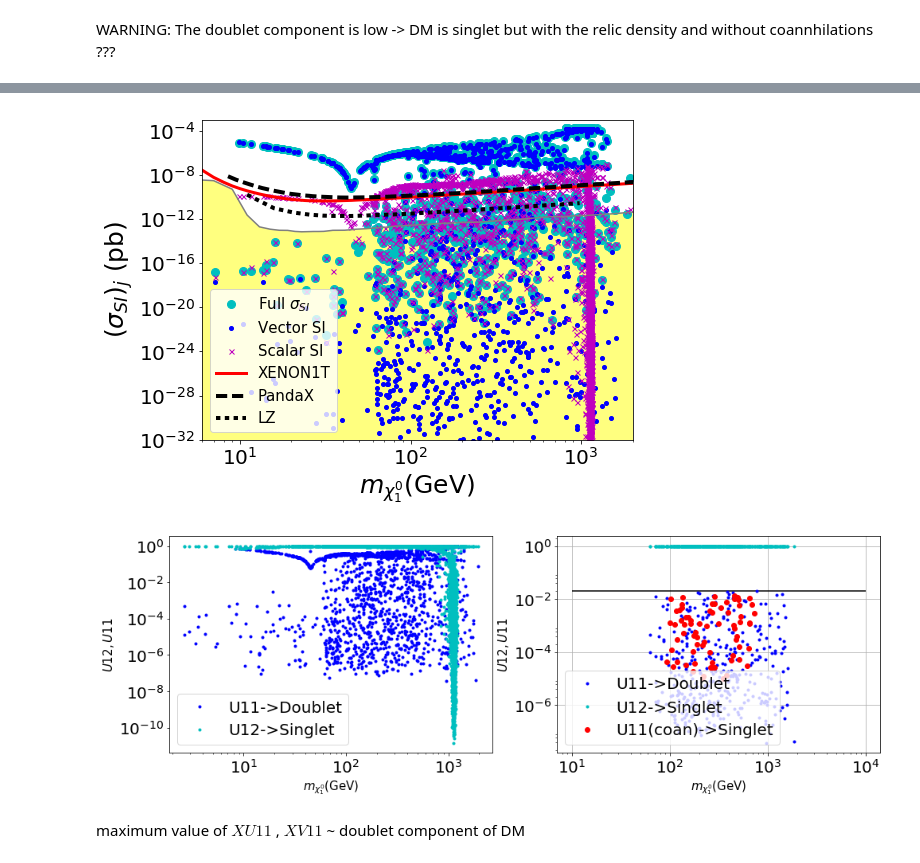
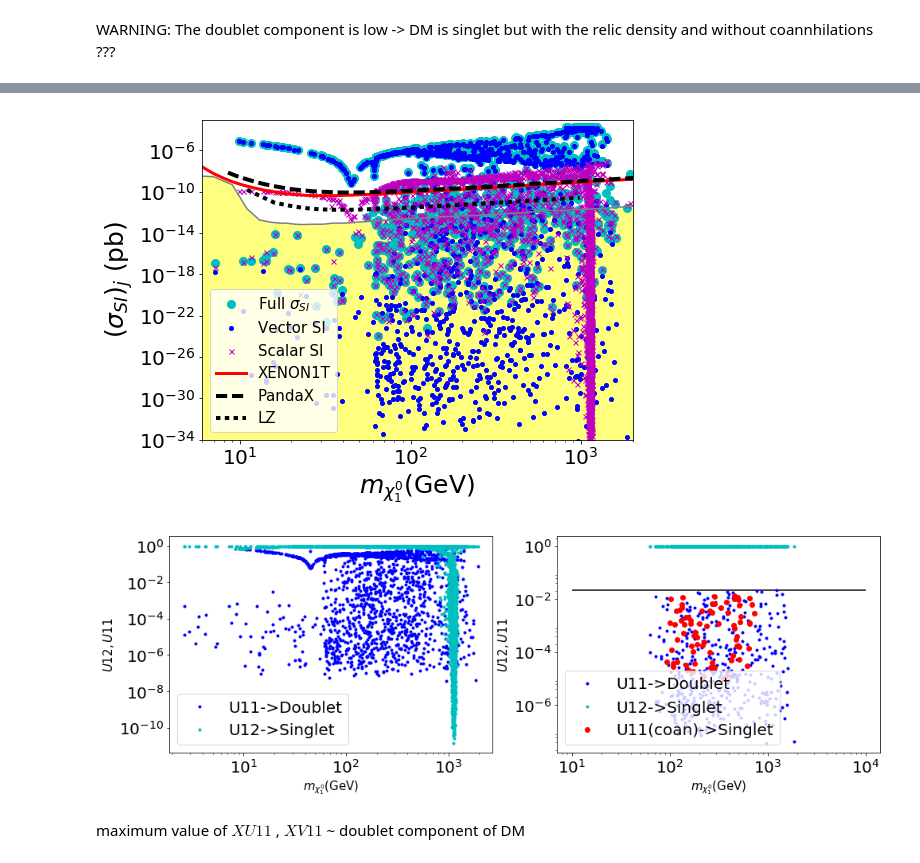
Before and after one commit to anferivera/SDdiracDM, a Jupyter notebook: run-model-general-scan.ipynb, the cells around one changed output, grey strips where cells are left out. Cells and saved outputs as stored; diff of their text form; code cells hidden in the pictures.

```diff
--- a/run-model-general-scan.ipynb
+++ b/run-model-general-scan.ipynb
@@ -907,35 +893,35 @@ plt.loglog(xDM.mChi1, xDM.PSI_scalar, 'mx',ms=5,label='Scalar SI')
 n=np.arange(1,9000)
 plt.loglog(n,XENON1T(n)*1e+36,'r-',lw=3,label='XENON1T')
 
 #plot pandaX data
 m=np.arange(8.5,10000)
 plt.loglog(m,pandaX(m)*1e+36,color='k',linestyle='dashed',lw=4,label='PandaX')
 
 #plt LZ
 n=np.linspace(11,980,200)
 plt.semilogy(n,LZSI(n)*1e+36,'k:',lw=4,label='LZ')
 
 #Neutrino coherent scattering
 n=np.arange(1,5.e+3,2)
 plt.loglog(n,NCS(n),color='grey',lw=1.5,label='')
 back=[]
 for i in range(0,len(n)):
     m = NCS(n[i])
     back.append(m)
 back=np.asarray(back)
 plt.fill_between(n,1.e-38,back,facecolor='yellow',alpha=0.5)
 
 plt.xlabel(r'$m_{\chi^0_1}$(GeV)',size=25)
 plt.ylabel(r'$(\sigma_{SI})_j$ (pb)',size=25)
 plt.legend(prop={'size':15},loc='best')
 plt.xlim(6,2.0e3)
-plt.ylim(1e-32,1e-3)
+plt.ylim(1e-34,1e-3)
 
 plt.tight_layout()
 plt.savefig('plots/SI.pdf')
 #plt.show()
 # %% [output]
-[figure, old version]
+[figure, new version]
 # %%
 plt.figure(figsize=(16,5))
 
@@ -954,11 +940,10 @@ plt.xlabel(r'$m_{\chi^0_1}$(GeV)',size=15)
 plt.ylabel(r'$U12,U11$',size=15)
 plt.hlines(DI.XU11.max(), 10, 1e4)
 plt.legend()
-plt.grid()
 
 plt.show()
 # %% [output]
-[figure, old version]
+[figure, new version]
 # %% [markdown]
 maximum value of $XU11$ , $XV11$ ~ doublet component of DM
 # %%
```
Also changed, not shown: parts of 45 cells of this notebook, 5 other files.
